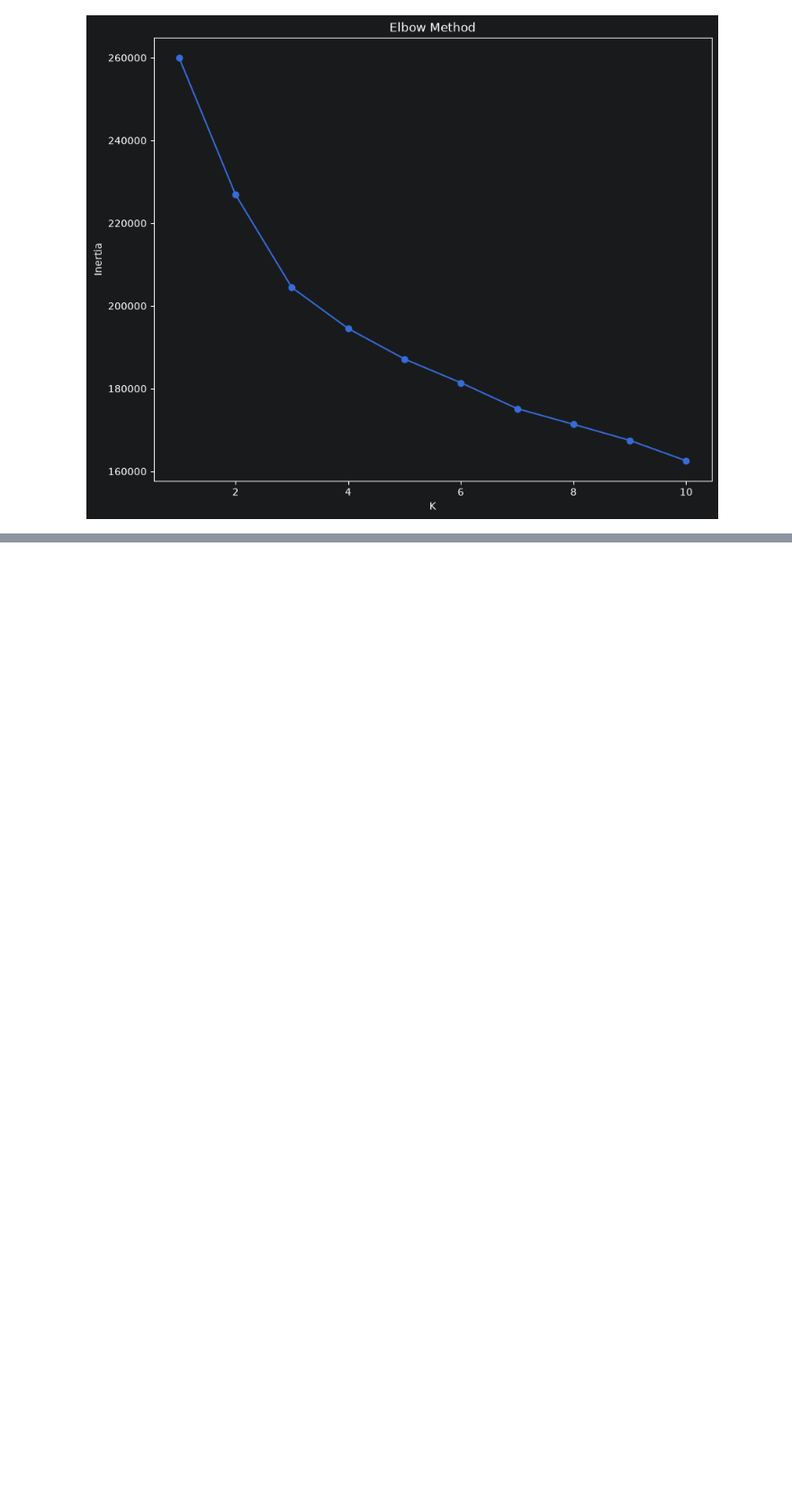
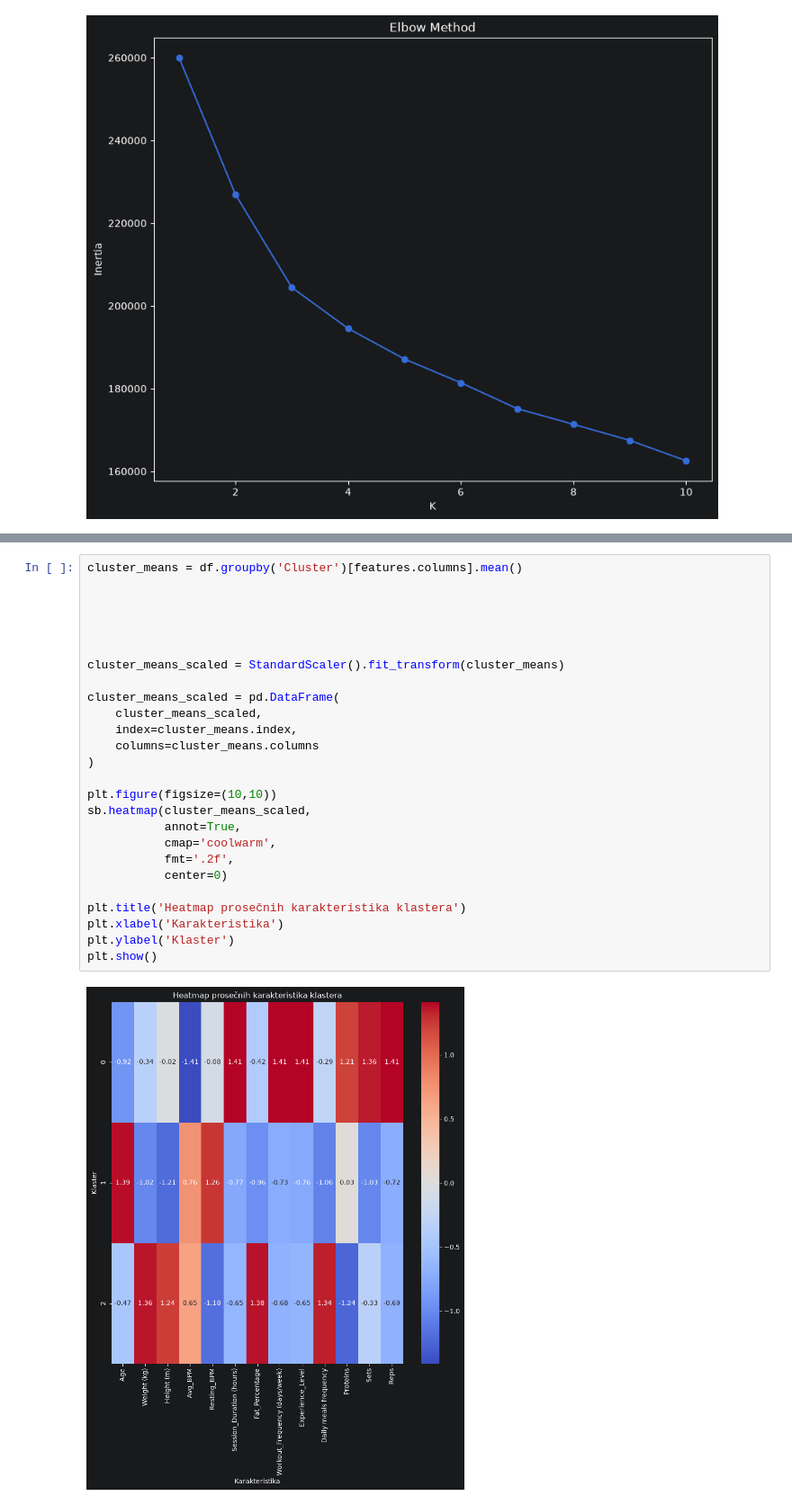
Before and after one commit to mar373/gym-clustering, a Jupyter notebook: KMeans.ipynb, the cells around one changed output, grey strips where cells are left out. Shown at 90% size. Cells and saved outputs as stored; diff of their text form; blank space fills up the shorter version.

```diff
--- a/KMeans.ipynb
+++ b/KMeans.ipynb
@@ -301,0 +428,28 @@ plt.show()
+# %%
+cluster_means = df.groupby('Cluster')[features.columns].mean()
+
+
+
+
+
+cluster_means_scaled = StandardScaler().fit_transform(cluster_means)
+
+cluster_means_scaled = pd.DataFrame(
+    cluster_means_scaled,
+    index=cluster_means.index,
+    columns=cluster_means.columns
+)
+
+plt.figure(figsize=(10,10))
+sb.heatmap(cluster_means_scaled,
+           annot=True,
+           cmap='coolwarm',
+           fmt='.2f',
+           center=0)
+
+plt.title('Heatmap prosečnih karakteristika klastera')
+plt.xlabel('Karakteristika')
+plt.ylabel('Klaster')
+plt.show()
+# %% [output]
+[figure, added]
```
Also changed, not shown: parts of 14 cells of this notebook.
